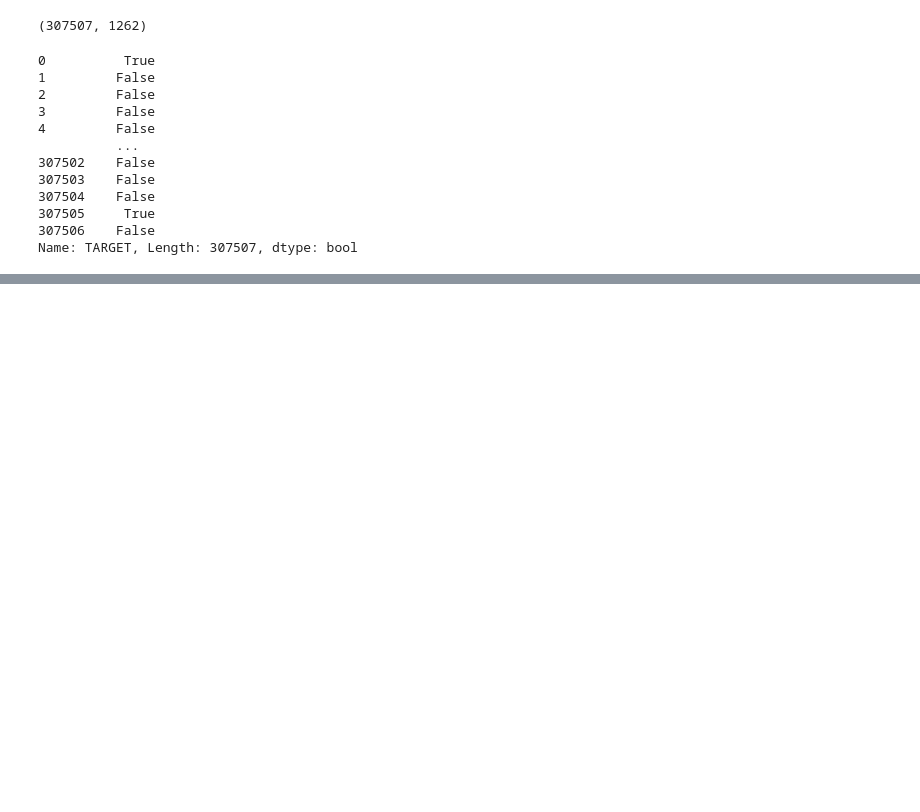
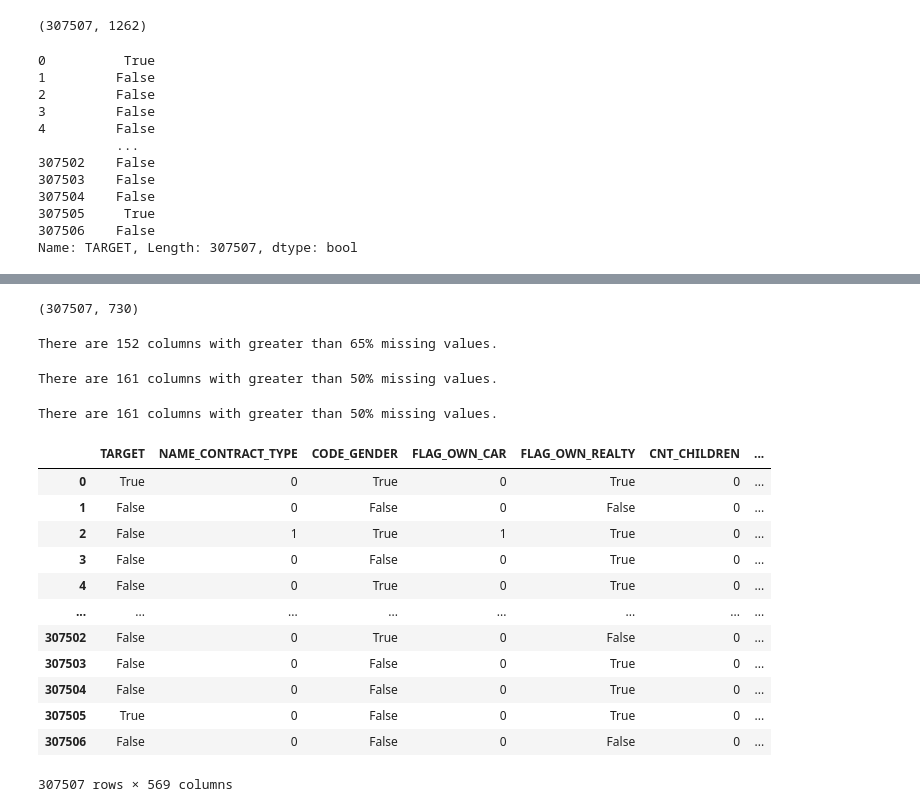
Before and after one commit to mehang/Credit_Risk, a Jupyter notebook: Part-2/Preprocess.ipynb, the cells around one changed output, grey strips where cells are left out. Saved outputs shown, nothing was run; the diff lists cells and outputs as text; code cells hidden in the pictures; blank space fills up the shorter version.

```diff
--- a/Part-2/Preprocess.ipynb
+++ b/Part-2/Preprocess.ipynb
@@ -108,0 +111,6 @@ for c in samples.columns:
+# %%
+# Select upper triangle of correlation matrix
+upper = correlations.where(np.triu(np.ones(correlations.shape), k=1).astype(np.bool))
+
+# Find index of feature columns with correlation greater than 0.95
+to_drop = [column for column in upper.columns if any(upper[column] > CORR_THRESHOLD)]
@@ -108,0 +121,6 @@ for c in samples.columns:
+# %%
+samples = samples.drop(columns=to_drop)
+# %%
+samples.shape
+# %% [output]
+(307507, 730)
@@ -108,0 +129,25 @@ for c in samples.columns:
+# %%
+remove_missing_columns(samples, 65).to_csv('preprocessed-65.csv', index=False)
+# %% [output]
+There are 152 columns with greater than 65% missing values.
+# %%
+remove_missing_columns(samples, 50).to_csv('preprocessed-50.csv', index=False)
+# %% [output]
+There are 161 columns with greater than 50% missing values.
+# %%
+remove_missing_columns(samples, 50)
+# %% [output]
+There are 161 columns with greater than 50% missing values.
+|  | TARGET | NAME_CONTRACT_TYPE | CODE_GENDER | FLAG_OWN_CAR | FLAG_OWN_REALTY | CNT_CHILDREN | ... |
+| 0 | True | 0 | True | 0 | True | 0 | ... |
+| 1 | False | 0 | False | 0 | False | 0 | ... |
+| 2 | False | 1 | True | 1 | True | 0 | ... |
+| 3 | False | 0 | False | 0 | True | 0 | ... |
+| 4 | False | 0 | True | 0 | True | 0 | ... |
+| ... | ... | ... | ... | ... | ... | ... | ... |
+| 307502 | False | 0 | True | 0 | False | 0 | ... |
+| 307503 | False | 0 | False | 0 | True | 0 | ... |
+| 307504 | False | 0 | False | 0 | True | 0 | ... |
+| 307505 | True | 0 | False | 0 | True | 0 | ... |
+| 307506 | False | 0 | False | 0 | False | 0 | ... |
+307507 rows × 569 columns
```
Also changed, not shown: parts of 6 cells of this notebook, 4 other files.
